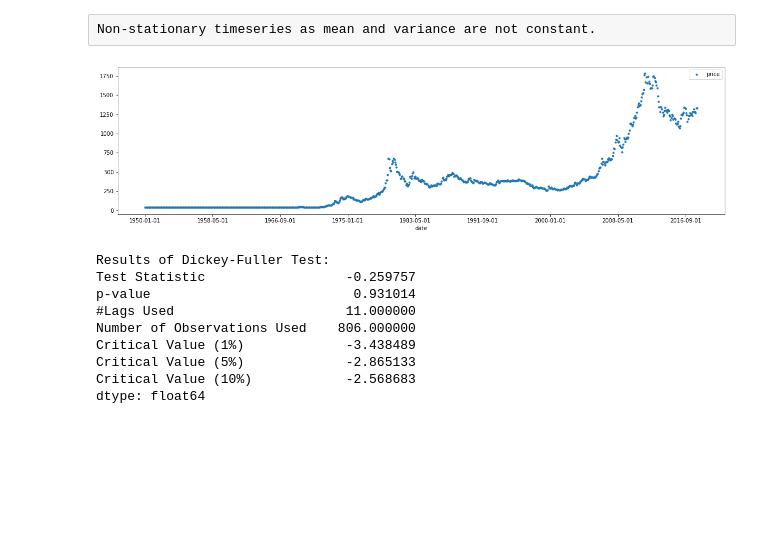
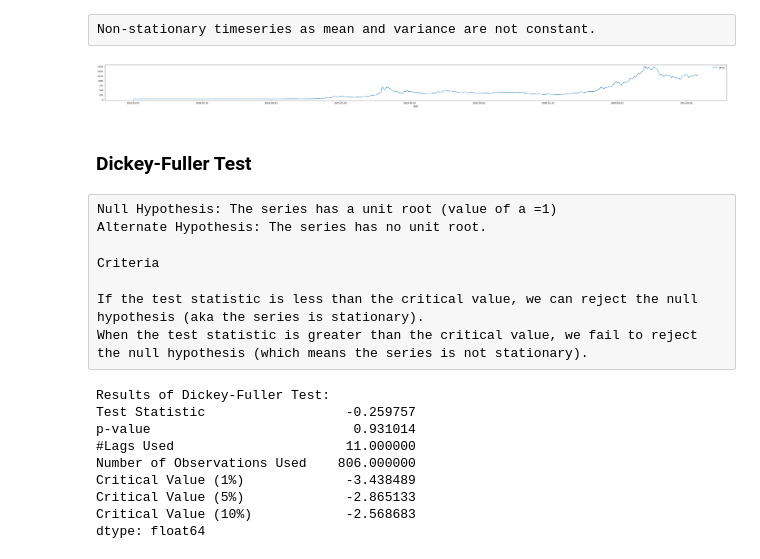
Before and after one commit to muhammad-ahsan/openDS, a Jupyter notebook: Timeseries/Classical Methods.ipynb, the cells around one changed output. Cells and saved outputs as stored; diff of their text form; code cells hidden in the pictures; blank space fills up the shorter version.

Commit message:
Series stationarity

```diff
--- a/Timeseries/Classical Methods.ipynb
+++ b/Timeseries/Classical Methods.ipynb
@@ -47,9 +46,19 @@ Non-stationary timeseries as mean and variance are not constant.
 # %%
 from matplotlib import pyplot as plt
 
 df.set_index('date', inplace=True)
-df.plot( style='.', figsize=(20,5))
+df.plot()
 plt.show()
 # %% [output]
-[figure, old version]
+[figure, new version]
+# %% [markdown]
+### Dickey-Fuller Test
+# %% [raw]
+Null Hypothesis: The series has a unit root (value of a =1)
+Alternate Hypothesis: The series has no unit root.
+
+Criteria
+
+If the test statistic is less than the critical value, we can reject the null hypothesis (aka the series is stationary).
+When the test statistic is greater than the critical value, we fail to reject the null hypothesis (which means the series is not stationary).
 # %%
```
Also changed, not shown: parts of 18 cells of this notebook.
